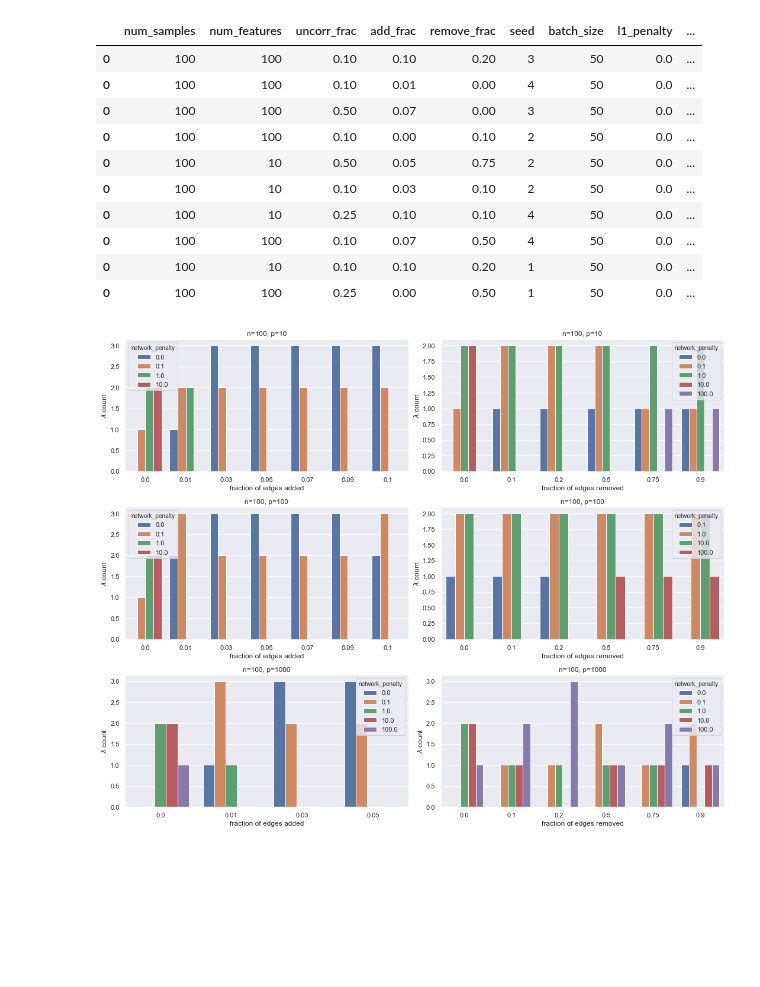
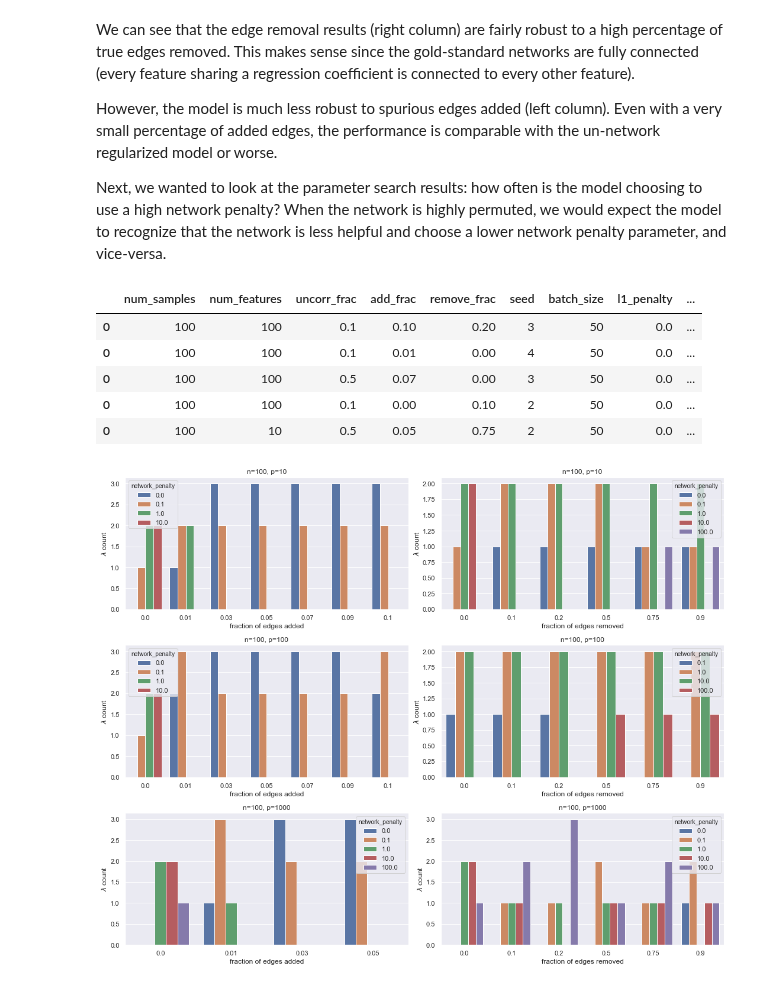
Before and after one commit to jjc2718/netreg, a Jupyter notebook: simdata/edge_analysis.ipynb, the cells around one changed output. Saved outputs shown, nothing was run; the diff lists cells and outputs as text; code cells hidden in the pictures; blank space fills up the shorter version.

```diff
--- a/simdata/edge_analysis.ipynb
+++ b/simdata/edge_analysis.ipynb
@@ -11,7 +15,7 @@ result_columns = ['imp', 'dataset', 'metric', 'value',
                   'add_frac', 'remove_frac', 'seed',
                   'network_penalty']
 results_df = None
-results_dir = './results/network_noise_results'
+results_dir = './results/network_noise_uncorr'
 results_dir_nn = './results/network_noise_control'
 
 def parse_pickle(fname, n, p, uncorr_frac, add_frac,
@@ -179,3 +183,9 @@ metrics_df = results_df.copy()
+# %% [markdown]
+We can see that the edge removal results (right column) are fairly robust to a high percentage of true edges removed. This makes sense since the gold-standard networks are fully connected (every feature sharing a regression coefficient is connected to every other feature).
+
+However, the model is much less robust to spurious edges added (left column). Even with a very small percentage of added edges, the performance is comparable with the un-network regularized model or worse.
+
+Next, we wanted to look at the parameter search results: how often is the model choosing to use a high network penalty? When the network is highly permuted, we would expect the model to recognize that the network is less helpful and choose a lower network penalty parameter, and vice-versa.
 # %%
 # plot parameter choices for network penalty
 
@@ -188,44 +198,39 @@ def parse_pickle(filename, n, p, uncorr_frac, add_frac,
     rc = result_columns[:]
     results = [n, p, uncorr_frac, add_frac, remove_frac, seed]
     with open(filename, 'rb') as f:
         best_params = pkl.load(f)
     for pn, pv in best_params.items():
         rc.append(pn)
         results.append(pv[0])
     return pd.DataFrame([results], columns=rc)
 
 # read results from output directory
 for fname in os.listdir(results_dir):
     if os.path.isdir(fname): continue
     if 'best_params' not in fname: continue
     f_sp = os.path.splitext(fname)[0].split('_')
     n = int(f_sp[2].replace('n', ''))
     p = int(f_sp[3].replace('p', ''))
     uncorr_frac = float(f_sp[4].replace('u', ''))
     add_frac = float(f_sp[5].replace('a', ''))
     remove_frac = float(f_sp[6].replace('r', ''))
     seed = int(f_sp[7].replace('s', ''))
     df = parse_pickle(os.path.join(results_dir, fname),
                       n, p, uncorr_frac, add_frac,
                       remove_frac, seed, result_columns)
     if results_df is None:
         results_df = df
     else:
         results_df = pd.concat((results_df, df))
 
-results_df.head(n=10)
+results_df.head()
 # %% [output]
 |  | num_samples | num_features | uncorr_frac | add_frac | remove_frac | seed | batch_size | l1_penalty | ... |
-| 0 | 100 | 100 | 0.10 | 0.10 | 0.20 | 3 | 50 | 0.0 | ... |
-| 0 | 100 | 100 | 0.10 | 0.01 | 0.00 | 4 | 50 | 0.0 | ... |
-| 0 | 100 | 100 | 0.50 | 0.07 | 0.00 | 3 | 50 | 0.0 | ... |
-| 0 | 100 | 100 | 0.10 | 0.00 | 0.10 | 2 | 50 | 0.0 | ... |
-| 0 | 100 | 10 | 0.50 | 0.05 | 0.75 | 2 | 50 | 0.0 | ... |
-| 0 | 100 | 10 | 0.10 | 0.03 | 0.10 | 2 | 50 | 0.0 | ... |
-| 0 | 100 | 10 | 0.25 | 0.10 | 0.10 | 4 | 50 | 0.0 | ... |
-| 0 | 100 | 100 | 0.10 | 0.07 | 0.50 | 4 | 50 | 0.0 | ... |
-| 0 | 100 | 10 | 0.10 | 0.10 | 0.20 | 1 | 50 | 0.0 | ... |
-| 0 | 100 | 100 | 0.25 | 0.00 | 0.50 | 1 | 50 | 0.0 | ... |
+| 0 | 100 | 100 | 0.1 | 0.10 | 0.20 | 3 | 50 | 0.0 | ... |
+| 0 | 100 | 100 | 0.1 | 0.01 | 0.00 | 4 | 50 | 0.0 | ... |
+| 0 | 100 | 100 | 0.5 | 0.07 | 0.00 | 3 | 50 | 0.0 | ... |
+| 0 | 100 | 100 | 0.1 | 0.00 | 0.10 | 2 | 50 | 0.0 | ... |
+| 0 | 100 | 10 | 0.5 | 0.05 | 0.75 | 2 | 50 | 0.0 | ... |
 # %%
 import matplotlib.pyplot as plt
 import seaborn as sns
```
Also changed, not shown: parts of 9 cells of this notebook.
